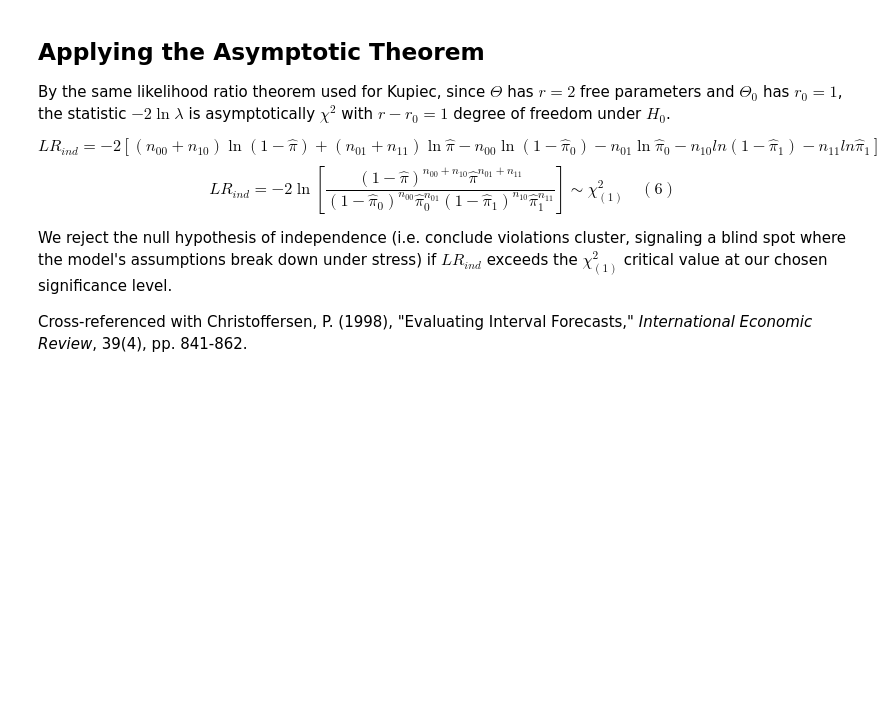
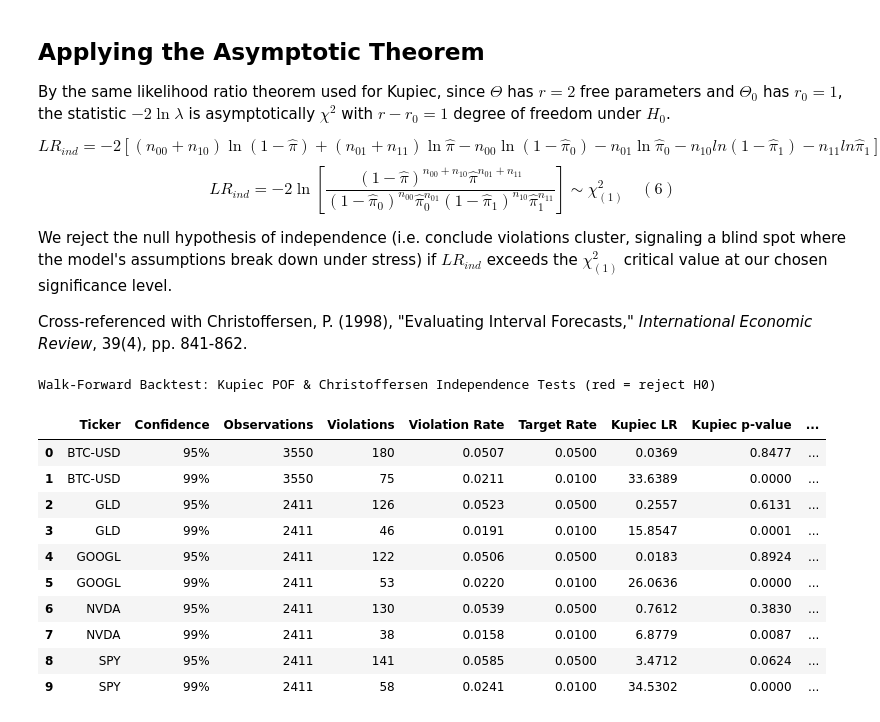
Before and after one commit to davidmandres/Risk-Engine, a Jupyter notebook: notebooks/04_backtesting.ipynb, the cells around one changed output. Cells and saved outputs as stored; diff of their text form; code cells hidden in the pictures; blank space fills up the shorter version.

Commit message:
cleaned up backtest + incomplete analysis

```diff
--- a/notebooks/04_backtesting.ipynb
+++ b/notebooks/04_backtesting.ipynb
@@ -106,0 +358,79 @@ Cross-referenced with Christoffersen, P. (1998), "Evaluating Interval Forecasts,
+# %%
+# ----------------------------------------------------------------------------
+# Table 1: Walk-forward backtest results (Kupiec POF + Christoffersen independence)
+# ----------------------------------------------------------------------------
+bt_rows = []
+for ticker in tickers:
+    for conf_key, stats_dict in backtest_results[ticker].items():
+        conf = conf_key.replace("conf_", "")
+        bt_rows.append({
+            "Ticker": ticker,
+            "Confidence": f"{conf}%",
+            "Observations": stats_dict["n_obs"],
+            "Violations": stats_dict["violations"],
+            "Violation Rate": stats_dict["violation_rate"],
+            "Target Rate": stats_dict["target_rate"],
+            "Kupiec LR": stats_dict["kupiec_lr"],
+            "Kupiec p-value": stats_dict["kupiec_p"],
+            "Christoffersen LR": stats_dict["christoffersen_lr"],
+            "Christoffersen p-value": stats_dict["christoffersen_p"],
+        })
+
+backtest_table = pd.DataFrame(bt_rows).sort_values(["Ticker", "Confidence"]).reset_index(drop=True)
+
+
+def highlight_reject(val):
+    """Flags p-values below 0.05 (reject H0 at 5% significance) in red; pass in blue."""
+    if pd.isna(val):
+        return "background-color: #888888; color: white;"
+    return "background-color: #b40426; color: white;" if val < 0.05 else "background-color: #3b4cc0; color: white;"
+
+
+styled_backtest = (
+    backtest_table.style
+    .format({
+        "Violation Rate": "{:.4f}",
+        "Target Rate": "{:.4f}",
+        "Kupiec LR": "{:.4f}",
+        "Kupiec p-value": "{:.4f}",
+        "Christoffersen LR": "{:.4f}",
+        "Christoffersen p-value": "{:.4f}",
+    })
+    .map(highlight_reject, subset=["Kupiec p-value", "Christoffersen p-value"])
+    .set_properties(**{"text-align": "center"})
+    .set_table_styles([
+        {"selector": "th", "props": [("text-align", "center"), ("background-color", "#2c3e50"),
+                                       ("color", "white"), ("font-weight", "bold"), ("padding", "6px 10px")]},
+        {"selector": "td", "props": [("padding", "6px 10px")]},
+        {"selector": "table", "props": [("border-collapse", "collapse"),
+                                          ("font-family", "Arial, sans-serif"), ("font-size", "13px")]},
+        {"selector": "caption", "props": [("font-size", "14px"), ("font-weight", "bold"), ("padding", "8px 0")]},
+         # Hover for plain (non-gradient) cells: simple background tint.
+        {"selector": "tbody tr", "props": [("transition", "background-color 0.3s ease")]},
+        {"selector": "tbody tr:hover", "props": [("background-color", "#494a4b")]},
+        # Hover overlay for gradient cells: an inset box-shadow layers a
+        # translucent dark tint ON TOP of the inline background-color that
+        # background_gradient() sets, since background-color itself can't
+        # be reliably overridden by a plain CSS hover rule once it's inline.
+        {"selector": "tbody tr td", "props": [("transition", "box-shadow 0.3s ease")]},
+        {"selector": "tbody tr:hover td", "props": [
+            ("box-shadow", "inset 0 0 0 9999px rgba(0,0,0,0.12)")
+        ]},
+    ])
+    .set_caption("Walk-Forward Backtest: Kupiec POF & Christoffersen Independence Tests (red = reject H0)")
+)
+
+styled_backtest
+# %% [output]
+Walk-Forward Backtest: Kupiec POF & Christoffersen Independence Tests (red = reject H0)
+|  | Ticker | Confidence | Observations | Violations | Violation Rate | Target Rate | Kupiec LR | Kupiec p-value | ... |
+| 0 | BTC-USD | 95% | 3550 | 180 | 0.0507 | 0.0500 | 0.0369 | 0.8477 | ... |
+| 1 | BTC-USD | 99% | 3550 | 75 | 0.0211 | 0.0100 | 33.6389 | 0.0000 | ... |
+| 2 | GLD | 95% | 2411 | 126 | 0.0523 | 0.0500 | 0.2557 | 0.6131 | ... |
+| 3 | GLD | 99% | 2411 | 46 | 0.0191 | 0.0100 | 15.8547 | 0.0001 | ... |
+| 4 | GOOGL | 95% | 2411 | 122 | 0.0506 | 0.0500 | 0.0183 | 0.8924 | ... |
+| 5 | GOOGL | 99% | 2411 | 53 | 0.0220 | 0.0100 | 26.0636 | 0.0000 | ... |
+| 6 | NVDA | 95% | 2411 | 130 | 0.0539 | 0.0500 | 0.7612 | 0.3830 | ... |
+| 7 | NVDA | 99% | 2411 | 38 | 0.0158 | 0.0100 | 6.8779 | 0.0087 | ... |
+| 8 | SPY | 95% | 2411 | 141 | 0.0585 | 0.0500 | 3.4712 | 0.0624 | ... |
+| 9 | SPY | 99% | 2411 | 58 | 0.0241 | 0.0100 | 34.5302 | 0.0000 | ... |
```
Also changed, not shown: parts of 6 cells of this notebook, 2 other files.
